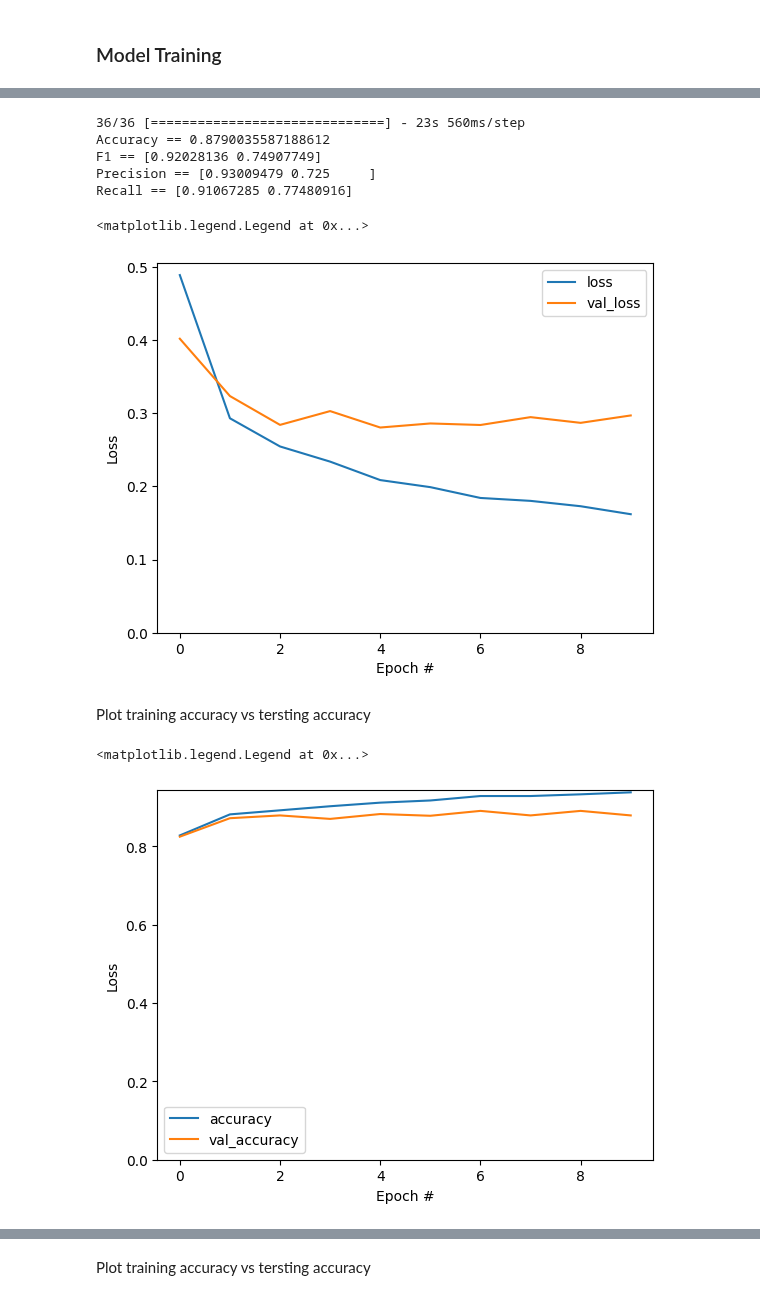
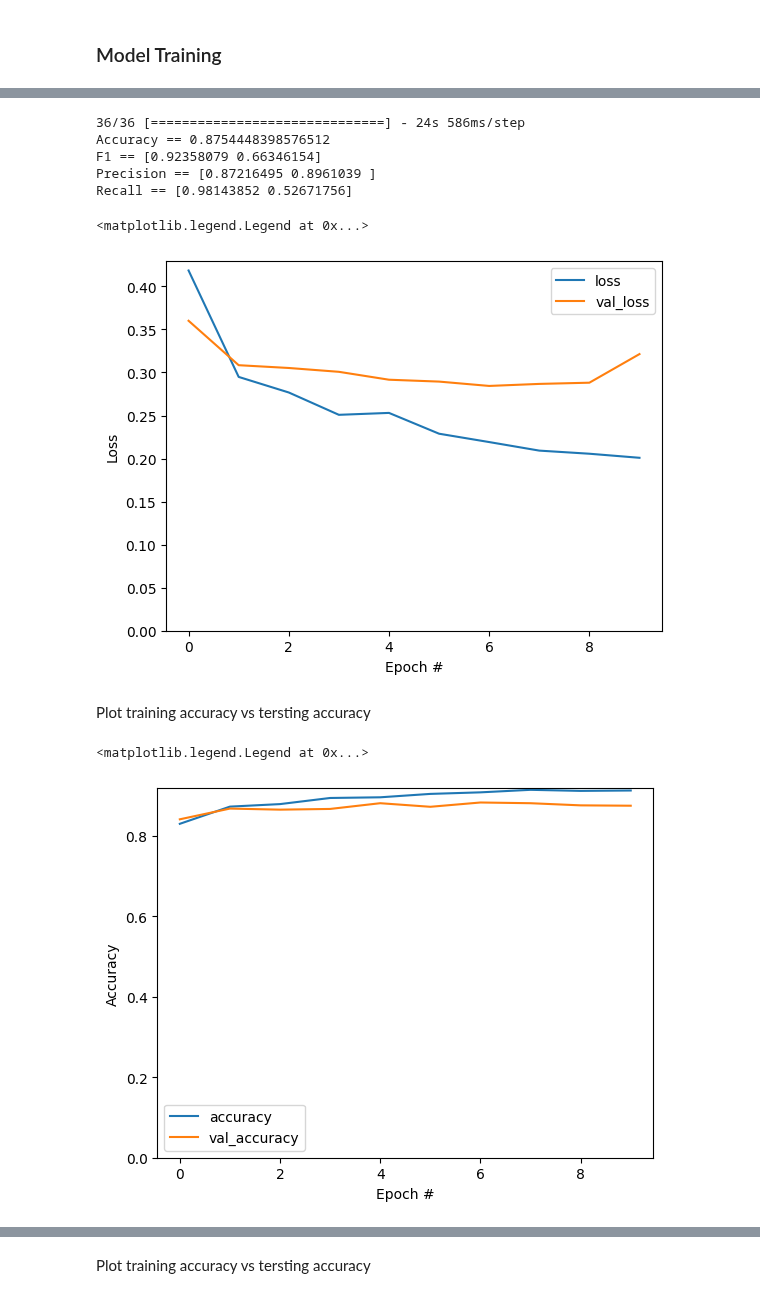
Before and after one commit to arnabbiswas66/multimodal-fake-news-classifier, a Jupyter notebook: Analysis/Weibo_multimodal_classifier_Scaled_Attention_Analysis.ipynb, the cells around one changed output, grey strips where cells are left out. Saved outputs shown, nothing was run; the diff lists cells and outputs as text; code cells hidden in the pictures.

Commit message:
Fixed the attention layer to use multi-level attention

```diff
--- a/Analysis/Weibo_multimodal_classifier_Scaled_Attention_Analysis.ipynb
+++ b/Analysis/Weibo_multimodal_classifier_Scaled_Attention_Analysis.ipynb
@@ -338,11 +338,16 @@ def create_multimodal_model(
       transformer_block = TransformerBlock(projection_dims, 4, projection_dims)
       x = transformer_block(tf.expand_dims(vision_projections, -1), tf.expand_dims(text_projections, -1))
       x = tf.keras.layers.Flatten()(x)
+      x = project_embeddings(
+        x, 1, projection_dims, dropout_rate)
+      query_value_attention_seq = keras.layers.Attention(use_scale=True, dropout=0.2)(
+            [vision_projections, text_projections]
+        )
 
     # Concatenate the projections and pass through the classification layer.
     concatenated = keras.layers.Concatenate()([vision_projections, text_projections])
     if attention:
-        concatenated = keras.layers.Concatenate()([concatenated, x])
+        concatenated = keras.layers.Concatenate()([concatenated, x, query_value_attention_seq])
         #x = tf.keras.layers.Flatten(x)
     outputs = keras.layers.Dense(1, activation="sigmoid")(concatenated)
     return keras.Model([image_1, text_inputs], outputs)
@@ -397,11 +405,11 @@ print(f'F1 == {f1_score(y_test,y_pred,average=None)}')
 print(f'Precision == {precision_score(y_test,y_pred,average=None)}')
 print(f'Recall == {recall_score(y_test,y_pred,average=None)}')
 # %% [output]
-36/36 [==============================] - 23s 560ms/step
-Accuracy == 0.8790035587188612
-F1 == [0.92028136 0.74907749]
-Precision == [0.93009479 0.725     ]
-Recall == [0.91067285 0.77480916]
+36/36 [==============================] - 24s 586ms/step
+Accuracy == 0.8754448398576512
+F1 == [0.92358079 0.66346154]
+Precision == [0.87216495 0.8961039 ]
+Recall == [0.98143852 0.52671756]
 # %%
 plt.plot(history.history['loss'], label='loss')
 plt.plot(history.history['val_loss'], label='val_loss')
@@ -411,19 +419,19 @@ plt.ylabel('Loss')
 plt.legend()
 # %% [output]
 <matplotlib.legend.Legend at 0x...>
-[figure, old version]
+[figure, new version]
 # %% [markdown]
 Plot training accuracy vs tersting accuracy
 # %%
 plt.plot(history.history['accuracy'], label='accuracy')
 plt.plot(history.history['val_accuracy'], label='val_accuracy')
 plt.ylim([0, max(plt.ylim())])
 plt.xlabel('Epoch #')
-plt.ylabel('Loss')
+plt.ylabel('Accuracy')
 plt.legend()
 # %% [output]
 <matplotlib.legend.Legend at 0x...>
-[figure, old version]
+[figure, new version]
 # %%
 from sklearn.metrics import roc_curve, auc
 fpr, tpr, thresholds = roc_curve(y_test, y_pred)
```
Also changed, not shown: parts of 19 cells of this notebook.
